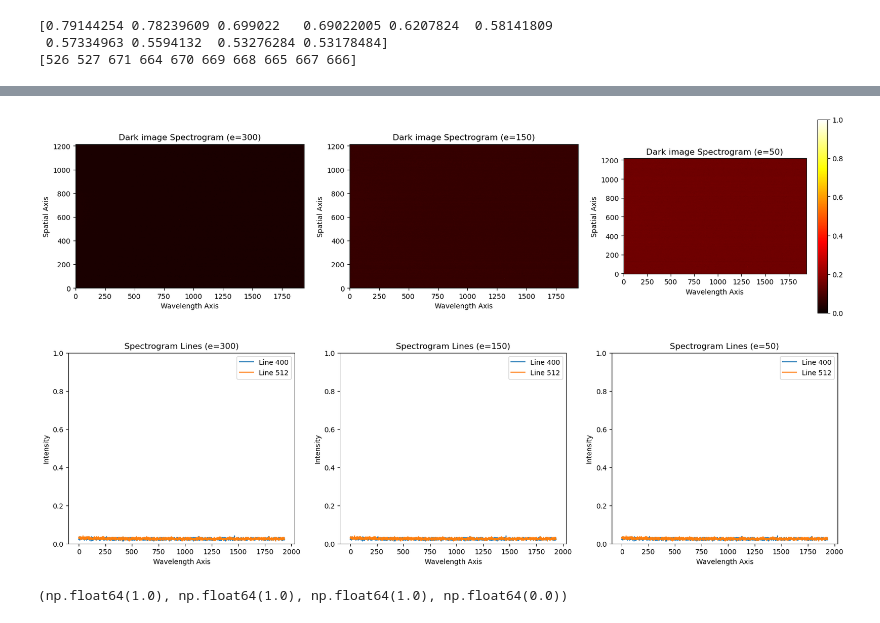
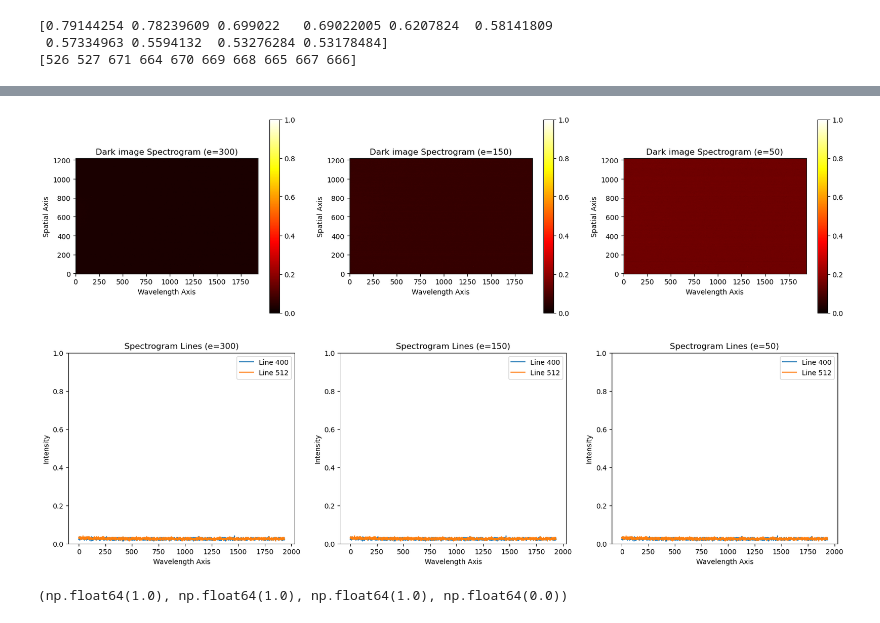
Before and after one commit to Larshalvorhansen/optikkLab, a Jupyter notebook: Code/Assignment_1/notebook.ipynb, the cells around one changed output, grey strips where cells are left out. Cells and saved outputs as stored; diff of their text form; code cells hidden in the pictures.

```diff
--- a/Code/Assignment_1/notebook.ipynb
+++ b/Code/Assignment_1/notebook.ipynb
@@ -850,7 +841,7 @@ datacube3 = (datacube3 - np.min([datacube1, datacube2, datacube3]))/(np.max([dat
 plt.figure(figsize=(20, 5))
 plt.subplot(1,3,1)
 plt.imshow(datacube1, cmap='hot', origin='lower')
-# plt.colorbar()
+plt.colorbar()
 plt.clim(0, 1)
 plt.title('Dark image Spectrogram (e=300)')
 plt.xlabel('Wavelength Axis')
@@ -858,7 +849,7 @@ plt.ylabel('Spatial Axis')
 # plt.show()
 plt.subplot(1,3,2)
 plt.imshow(datacube2, cmap='hot', origin='lower')
-# plt.colorbar()
+plt.colorbar()
 plt.clim(0, 1)
 plt.title('Dark image Spectrogram (e=150)')
 plt.xlabel('Wavelength Axis')
@@ -888,34 +879,34 @@ plt.ylabel('Intensity')
 # plt.show()
 plt.subplot(1,3,2)
 # plt.plot(datacube1[100])
 plt.plot(datacube1[400])
 plt.plot(datacube1[512])
 # plt.legend(['Line 100', 'Line 512'])
 plt.legend(['Line 400', 'Line 512'])
 plt.ylim(0, 1)
 plt.title('Spectrogram Lines (e=150)')
 plt.xlabel('Wavelength Axis')
 plt.ylabel('Intensity')
 # plt.show()
 plt.subplot(1,3,3)
 # plt.plot(datacube1[100])
 plt.plot(datacube1[400])
 plt.plot(datacube1[512])
 # plt.legend(['Line 100', 'Line 512'])
 plt.legend(['Line 400', 'Line 512'])
 plt.ylim(0, 1)
 plt.title('Spectrogram Lines (e=50)')
 plt.xlabel('Wavelength Axis')
 plt.ylabel('Intensity')
 plt.show()
 
 if not os.path.exists('Data'):
     os.makedirs('Data')
 
 # filename = os.path.join('Data', 'striped_mock_spectrogram.png')
 # save_spectrogram_as_png(datacube1, filename)
 # %% [output]
-[figure, old version]
+[figure, new version]
 [figure]
 # %%
 np.max(datacube1), np.max(datacube2), np.max(datacube3), np.min([datacube1, datacube2, datacube3])
```
Also changed, not shown: parts of 11 cells of this notebook, 2 other files.
